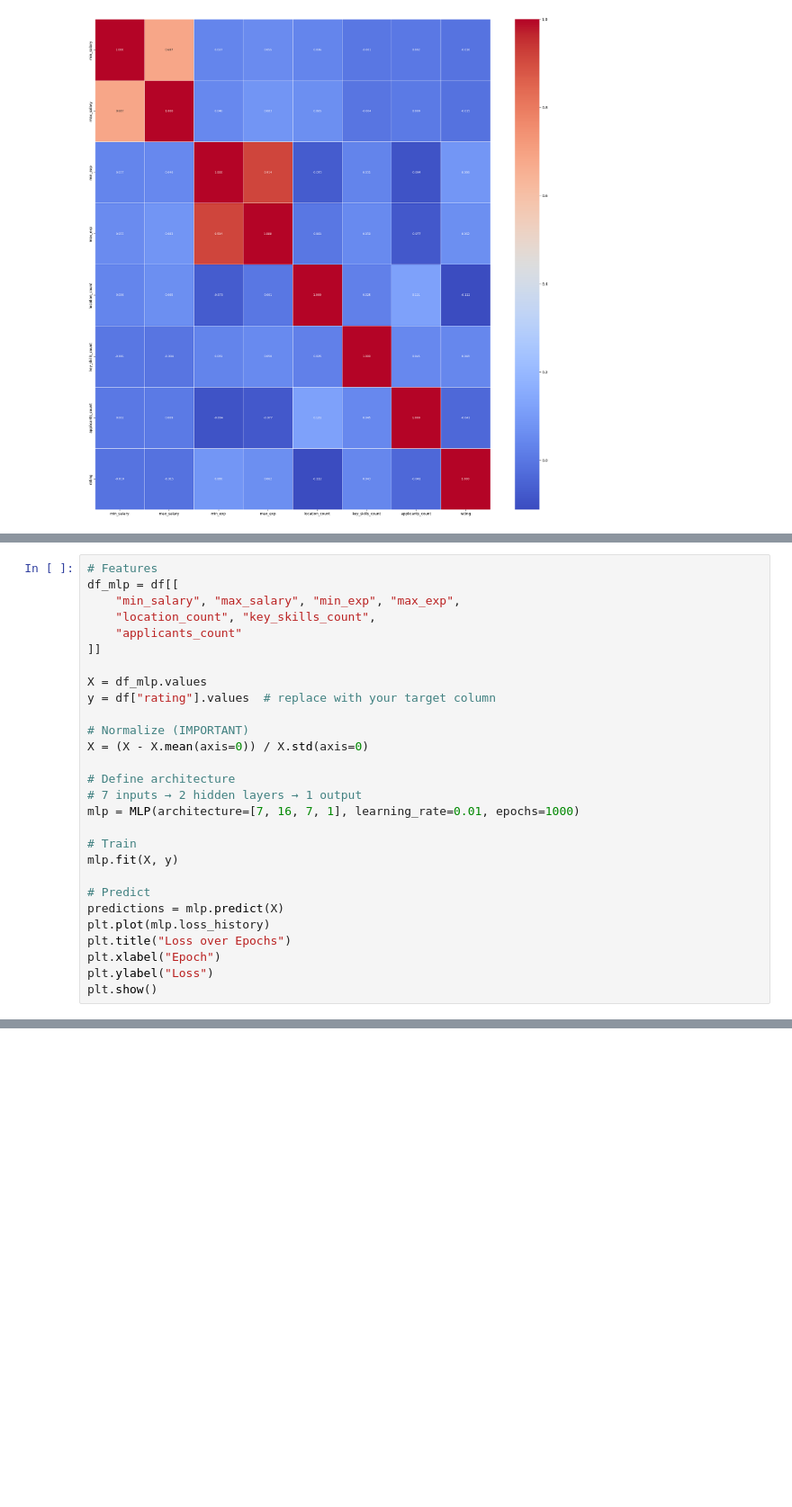
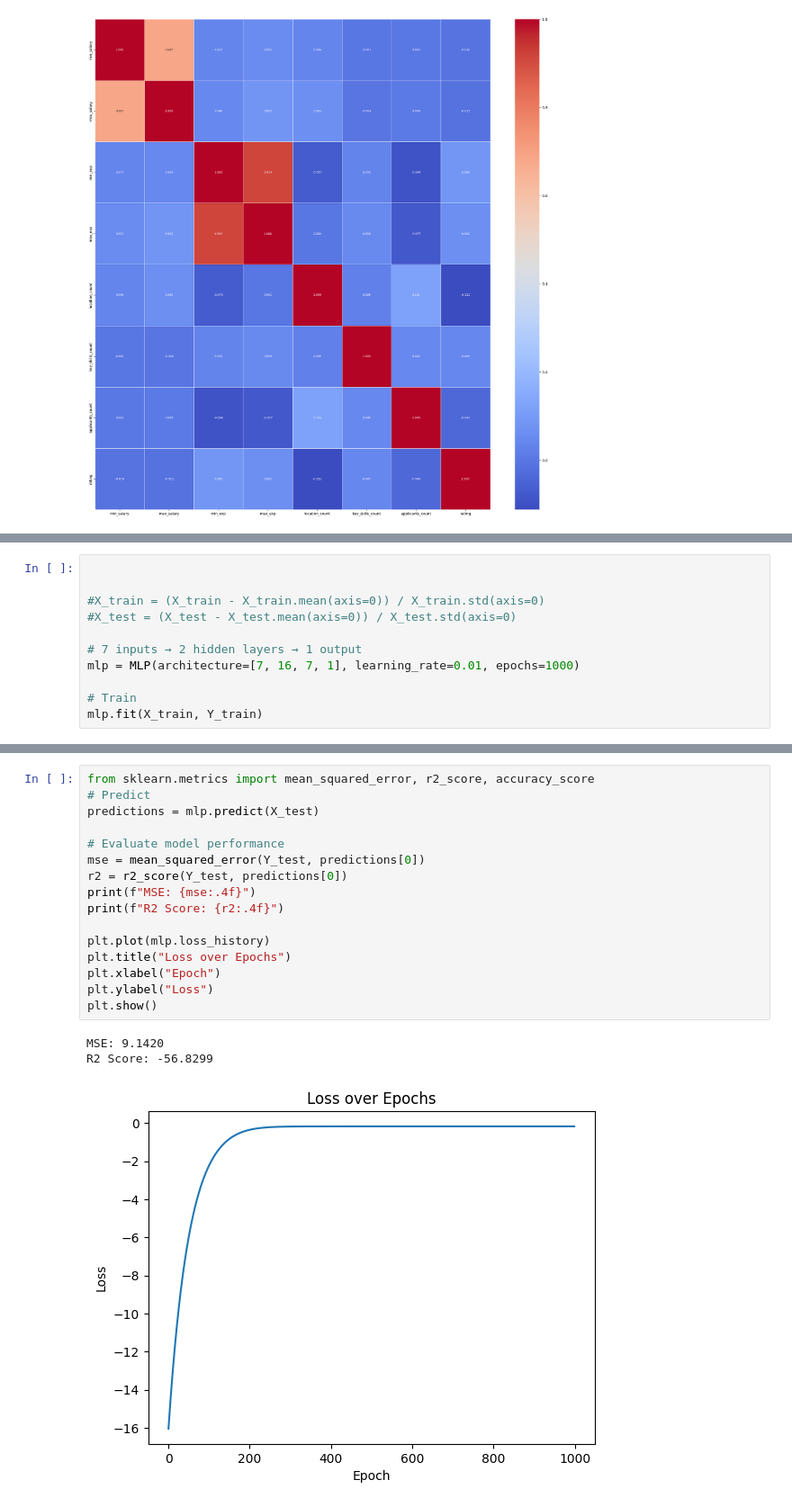
Before and after one commit to AMOLCAD/2025ag05055_dnn, a Jupyter notebook: Assignment.ipynb, the cells around one changed output, grey strips where cells are left out. Shown at 90% size. Saved outputs shown, nothing was run; the diff lists cells and outputs as text; blank space fills up the shorter version.

Commit message:
added prediction performance

```diff
--- a/Assignment.ipynb
+++ b/Assignment.ipynb
@@ -293,28 +307,11 @@ class MLP:
 # %%
-# Features
-df_mlp = df[[
-    "min_salary", "max_salary", "min_exp", "max_exp",
-    "location_count", "key_skills_count",
-    "applicants_count"
-]]
 
-X = df_mlp.values
-y = df["rating"].values  # replace with your target column
 
-# Normalize (IMPORTANT)
-X = (X - X.mean(axis=0)) / X.std(axis=0)
+#X_train = (X_train - X_train.mean(axis=0)) / X_train.std(axis=0)
+#X_test = (X_test - X_test.mean(axis=0)) / X_test.std(axis=0)
 
-# Define architecture
 # 7 inputs → 2 hidden layers → 1 output
 mlp = MLP(architecture=[7, 16, 7, 1], learning_rate=0.01, epochs=1000)
 
 # Train
-mlp.fit(X, y)
-
-# Predict
-predictions = mlp.predict(X)
-plt.plot(mlp.loss_history)
-plt.title("Loss over Epochs")
-plt.xlabel("Epoch")
-plt.ylabel("Loss")
-plt.show()
+mlp.fit(X_train, Y_train)
@@ -339,0 +318,20 @@ Epoch 1990, Loss: -0.1703
+# %%
+from sklearn.metrics import mean_squared_error, r2_score, accuracy_score
+# Predict
+predictions = mlp.predict(X_test)
+
+# Evaluate model performance
+mse = mean_squared_error(Y_test, predictions[0])
+r2 = r2_score(Y_test, predictions[0])
+print(f"MSE: {mse:.4f}")
+print(f"R2 Score: {r2:.4f}")
+
+plt.plot(mlp.loss_history)
+plt.title("Loss over Epochs")
+plt.xlabel("Epoch")
+plt.ylabel("Loss")
+plt.show()
+# %% [output]
+MSE: 9.1420
+R2 Score: -56.8299
+[figure, added]
```
Also changed, not shown: parts of 3 cells of this notebook.
